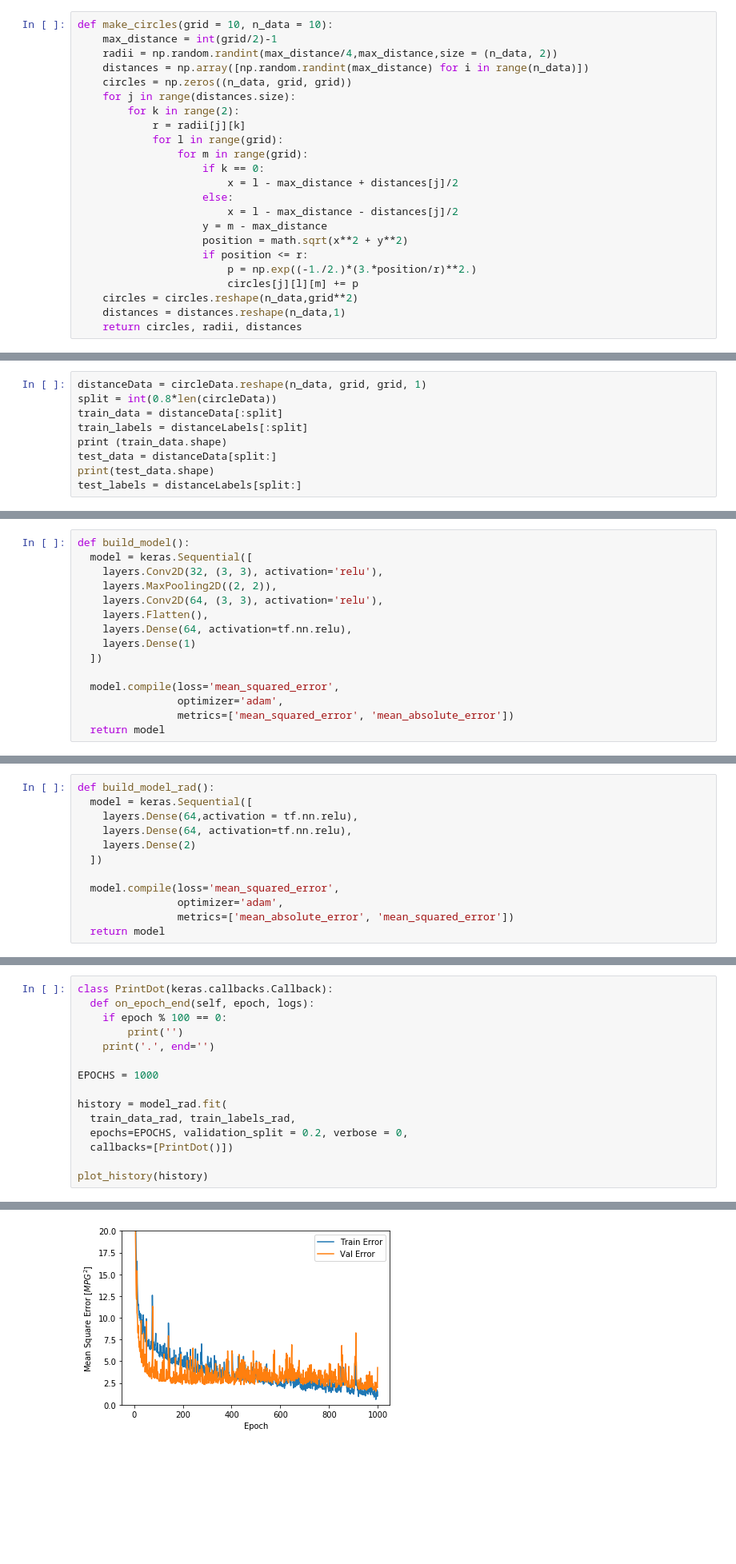
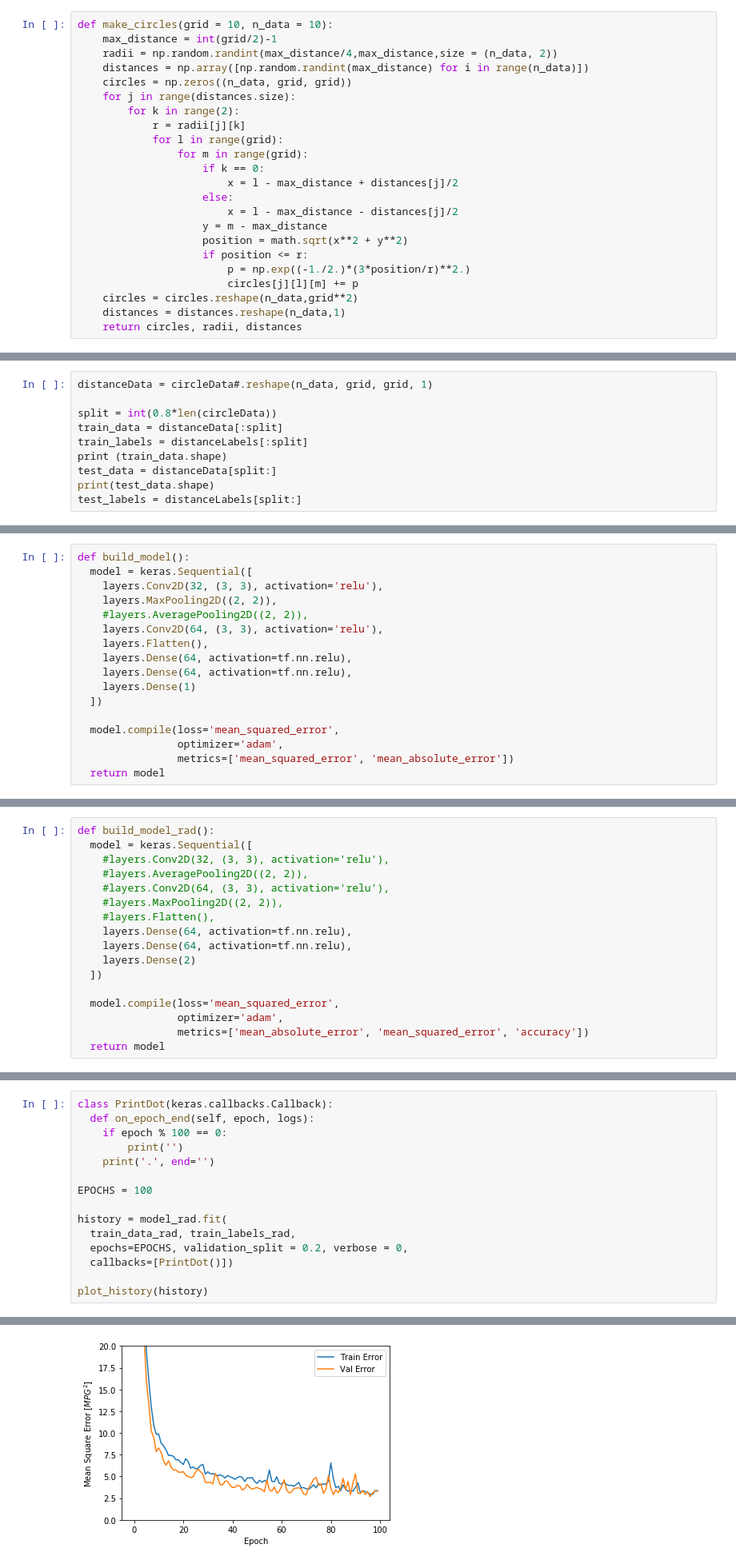
Before and after one commit to mdmorris/CNNsimple, a Jupyter notebook: CNN.ipynb, the cells around one changed output, grey strips where cells are left out. Shown at 80% size. Saved outputs shown, nothing was run; the diff lists cells and outputs as text; blank space fills up the shorter version.

```diff
--- a/CNN.ipynb
+++ b/CNN.ipynb
@@ -35,7 +35,7 @@ def make_circles(grid = 10, n_data = 10):
                     y = m - max_distance
                     position = math.sqrt(x**2 + y**2)
                     if position <= r:
-                        p = np.exp((-1./2.)*(3.*position/r)**2.)
+                        p = np.exp((-1./2.)*(3*position/r)**2.)
                         circles[j][l][m] += p
     circles = circles.reshape(n_data,grid**2)
     distances = distances.reshape(n_data,1)
@@ -90,5 +76,6 @@ Preprocessing -> spit data into training and testing; take 80% for training and
 # %%
-distanceData = circleData.reshape(n_data, grid, grid, 1)
+distanceData = circleData#.reshape(n_data, grid, grid, 1)
+
 split = int(0.8*len(circleData))
 train_data = distanceData[:split]
 train_labels = distanceLabels[:split]
@@ -106,8 +93,10 @@ def build_model():
   model = keras.Sequential([
     layers.Conv2D(32, (3, 3), activation='relu'),
     layers.MaxPooling2D((2, 2)),
+    #layers.AveragePooling2D((2, 2)),
     layers.Conv2D(64, (3, 3), activation='relu'),
     layers.Flatten(),
+    layers.Dense(64, activation=tf.nn.relu),
     layers.Dense(64, activation=tf.nn.relu),
     layers.Dense(1)
   ])
@@ -243,14 +253,19 @@ test_labels_rad = radiiLabels[split:]
 # %%
 def build_model_rad():
   model = keras.Sequential([
-    layers.Dense(64,activation = tf.nn.relu),
+    #layers.Conv2D(32, (3, 3), activation='relu'),
+    #layers.AveragePooling2D((2, 2)),
+    #layers.Conv2D(64, (3, 3), activation='relu'),
+    #layers.MaxPooling2D((2, 2)),
+    #layers.Flatten(),
+    layers.Dense(64, activation=tf.nn.relu),
     layers.Dense(64, activation=tf.nn.relu),
     layers.Dense(2)
   ])
 
   model.compile(loss='mean_squared_error',
                 optimizer='adam',
-                metrics=['mean_absolute_error', 'mean_squared_error'])
+                metrics=['mean_absolute_error', 'mean_squared_error', 'accuracy'])
   return model
 # %%
 model_rad = build_model_rad()
@@ -275,7 +293,7 @@ class PrintDot(keras.callbacks.Callback):
         print('')
     print('.', end='')
 
-EPOCHS = 1000
+EPOCHS = 100
 
 history = model_rad.fit(
   train_data_rad, train_labels_rad,
@@ -298 +307 @@ plot_history(history)
-[figure, old version]
+[figure, new version]
```
Also changed, not shown: parts of 25 cells of this notebook.
